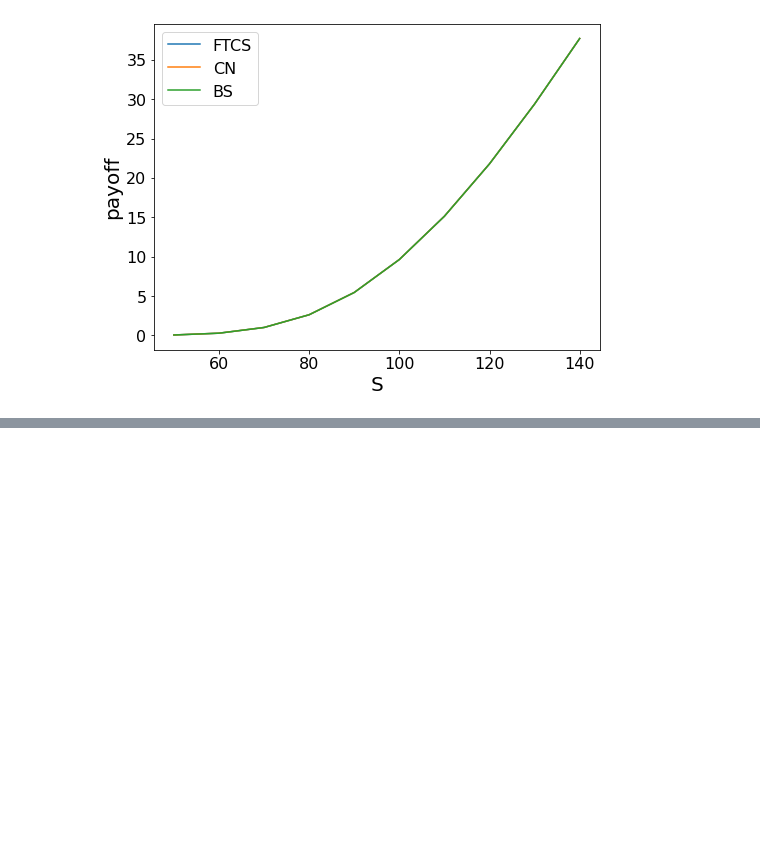
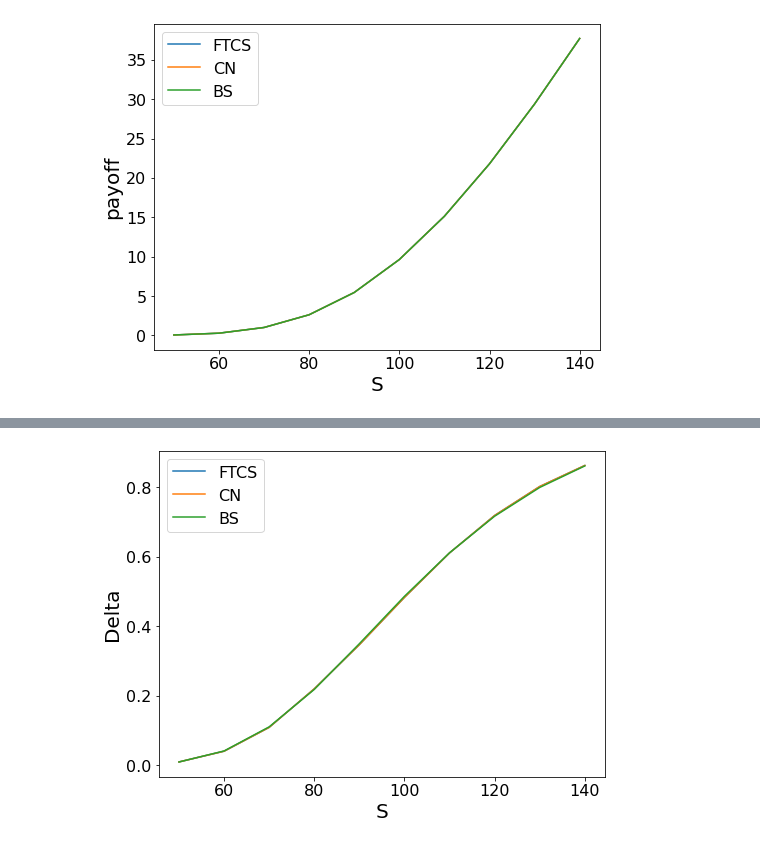
Before and after one commit to sanderbroos/Computational-Finance, a Jupyter notebook: Set 3/set3.ipynb, the cells around one changed output, grey strips where cells are left out. Drawn from its saved outputs; the diff is of its cells as text; code cells hidden in the pictures; blank space fills up the shorter version.

```diff
--- a/Set 3/set3.ipynb
+++ b/Set 3/set3.ipynb
@@ -81,0 +84,25 @@ plt.show()
+# %%
+# Plot delta as a function of S0 for FTCS, CN and BS
+
+deltas_FTCS = []
+deltas_CN = []
+deltas_BS = []
+
+Ss = np.arange(50, 150, 10)
+for S in Ss:
+
+    deltas_FTCS.append(field_FTCS.calc_delta(S))
+    deltas_CN.append(field_CN.calc_delta(S))
+    deltas_BS.append(black_scholes_formula(S=S)[1])
+
+plt.plot(Ss, deltas_FTCS, label="FTCS")
+plt.plot(Ss, deltas_CN, label="CN")
+plt.plot(Ss, deltas_BS, label="BS")
+
+plt.xlabel("S")
+plt.ylabel("Delta")
+
+plt.legend()
+plt.show()
+# %% [output]
+[figure, added]
```
Also changed, not shown: parts of 4 cells of this notebook.
